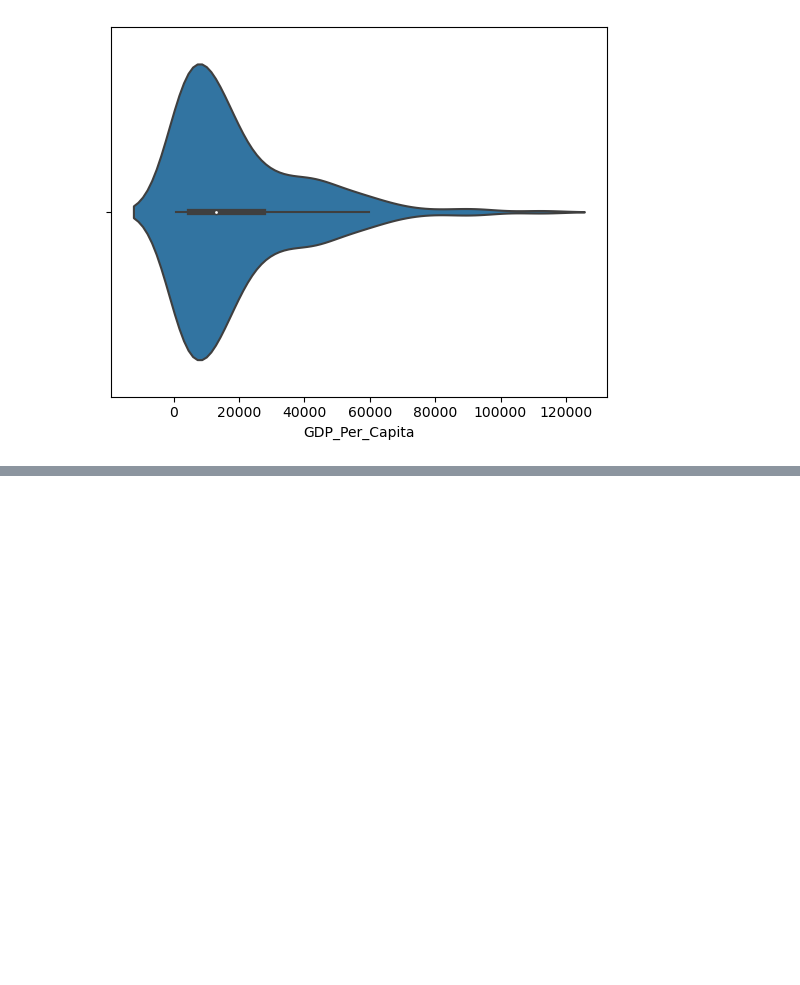
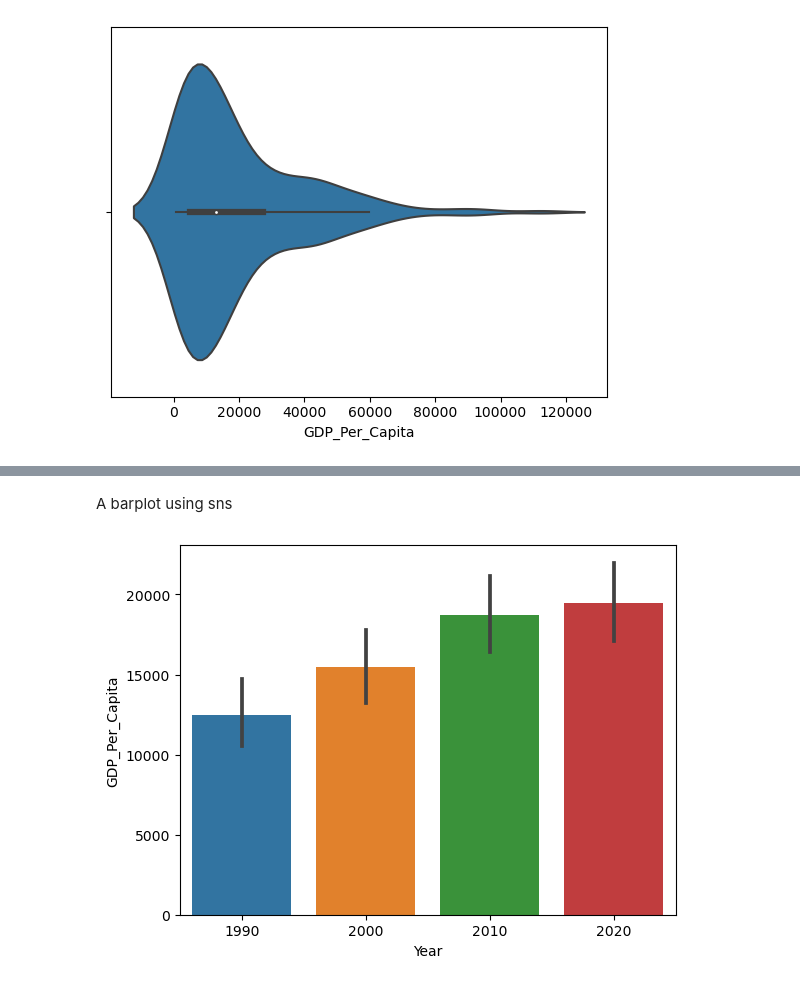
Before and after one commit to NSS-Full-Time-Data-Analytics-11/un-project-roaayousif, a Jupyter notebook: notebooks/un_project .ipynb, the cells around one changed output, grey strips where cells are left out. Drawn from its saved outputs; the diff is of its cells as text; code cells hidden in the pictures; blank space fills up the shorter version.

```diff
--- a/notebooks/un_project .ipynb
+++ b/notebooks/un_project .ipynb
@@ -188,0 +220,7 @@ SyntaxError: incomplete input (1559901130.py, line 1)
+# %% [markdown]
+A barplot using sns
+# %%
+sns.barplot(filtered_years, x="Year", y="GDP_Per_Capita")
+plt.show()
+# %% [output]
+[figure, added]
```
Also changed, not shown: parts of 53 cells of this notebook.
